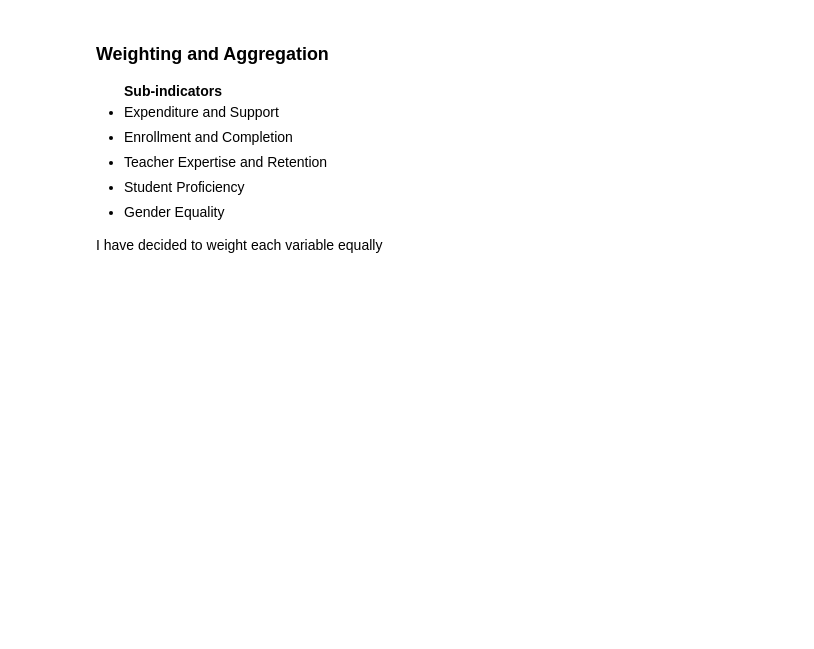
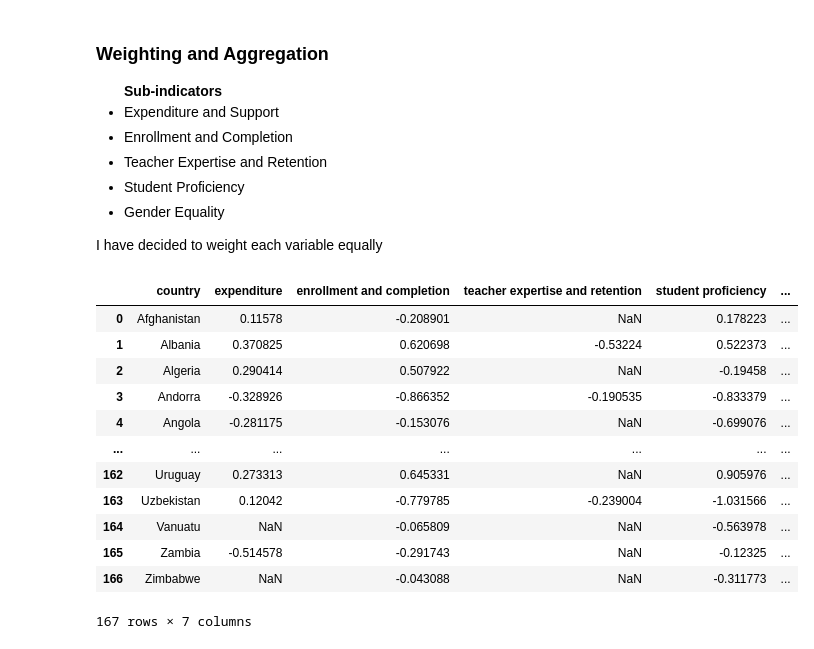
Before and after one commit to Jordan-Conway/DA-V-CA, a Jupyter notebook: index.ipynb, the cells around one changed output. Drawn from its saved outputs; the diff is of its cells as text; code cells hidden in the pictures; blank space fills up the shorter version.

Commit message:
Add final score calculations

```diff
--- a/index.ipynb
+++ b/index.ipynb
@@ -537,5 +537,24 @@ for index, _ in data.iterrows():
     sub_indicators.at[index, "teacher expertise and retention"] = sum_row(teacher_indicators.iloc[index])
     sub_indicators.at[index, "student proficiency"] = sum_row(student_indicators.iloc[index])
     sub_indicators.at[index, "gender equality"] = sum_row(equality_indicators.iloc[index])
+# %%
+for index, row in data.iterrows():
+    sub_indicators.loc[index,"final score"] = sum_row(row[1:])
+# %%
+sub_indicators
+# %% [output]
+|  | country | expenditure | enrollment and completion | teacher expertise and retention | student proficiency | ... |
+| 0 | Afghanistan | 0.11578 | -0.208901 | NaN | 0.178223 | ... |
+| 1 | Albania | 0.370825 | 0.620698 | -0.53224 | 0.522373 | ... |
+| 2 | Algeria | 0.290414 | 0.507922 | NaN | -0.19458 | ... |
+| 3 | Andorra | -0.328926 | -0.866352 | -0.190535 | -0.833379 | ... |
+| 4 | Angola | -0.281175 | -0.153076 | NaN | -0.699076 | ... |
+| ... | ... | ... | ... | ... | ... | ... |
+| 162 | Uruguay | 0.273313 | 0.645331 | NaN | 0.905976 | ... |
+| 163 | Uzbekistan | 0.12042 | -0.779785 | -0.239004 | -1.031566 | ... |
+| 164 | Vanuatu | NaN | -0.065809 | NaN | -0.563978 | ... |
+| 165 | Zambia | -0.514578 | -0.291743 | NaN | -0.12325 | ... |
+| 166 | Zimbabwe | NaN | -0.043088 | NaN | -0.311773 | ... |
+167 rows × 7 columns
 # %%
 # Visualisation of Results
```
